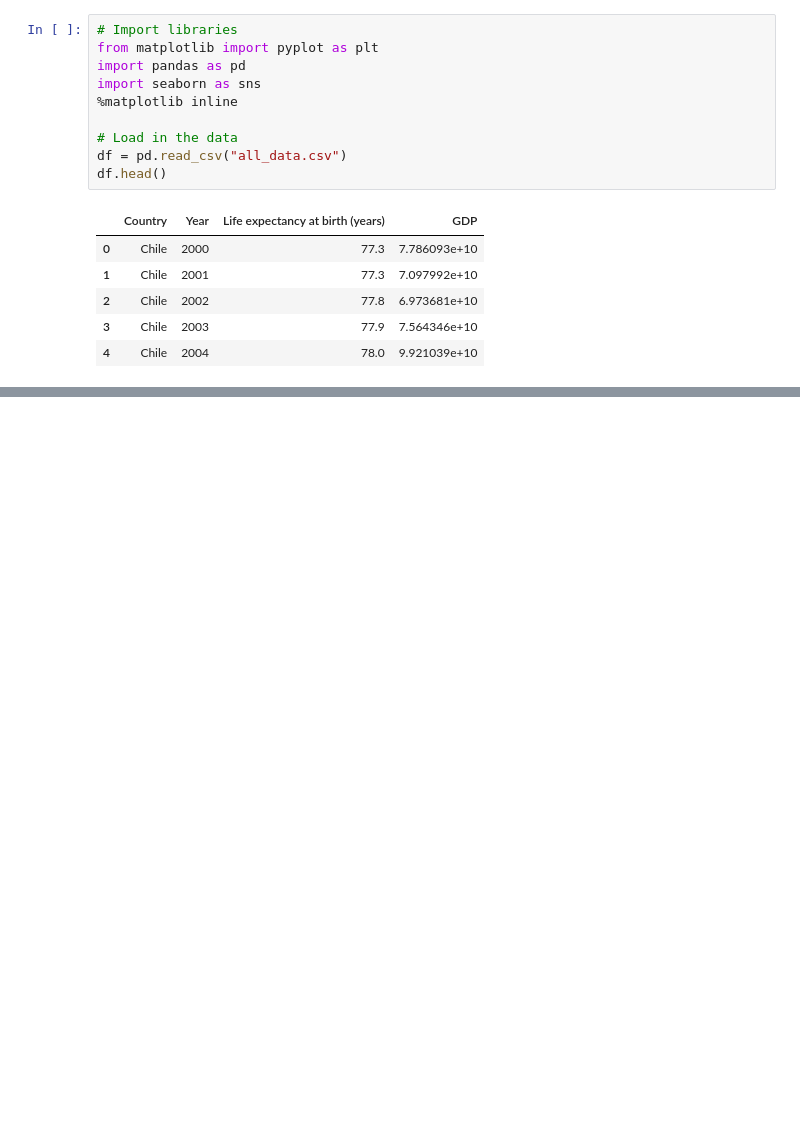
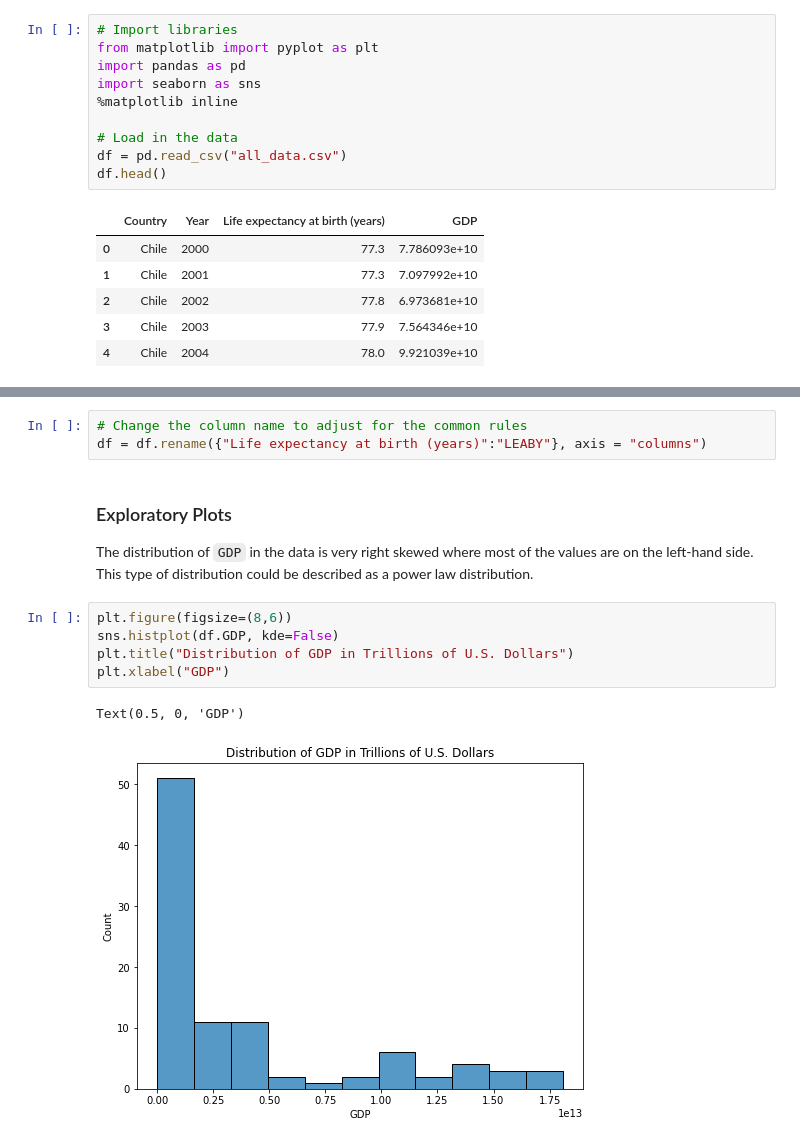
Before and after one commit to soyuz108/Visualization.-Life-Expectancy-and-GDP, a Jupyter notebook: life_expectancy.ipynb, the cells around one changed output, grey strips where cells are left out. Cells and saved outputs as stored; diff of their text form; blank space fills up the shorter version.

Commit message:
Finished the plots, added conclusions

```diff
--- a/life_expectancy.ipynb
+++ b/life_expectancy.ipynb
@@ -38,0 +48,14 @@ df.head()
+# %%
+# Change the column name to adjust for the common rules
+df = df.rename({"Life expectancy at birth (years)":"LEABY"}, axis = "columns")
+# %% [markdown]
+### Exploratory Plots
+The distribution of `GDP` in the data is very right skewed where most of the values are on the left-hand side. This type of distribution could be described as a power law distribution.
+# %%
+plt.figure(figsize=(8,6))
+sns.histplot(df.GDP, kde=False)
+plt.title("Distribution of GDP in Trillions of U.S. Dollars")
+plt.xlabel("GDP")
+# %% [output]
+Text(0.5, 0, 'GDP')
+[figure, added]
```
Also changed, not shown: parts of 27 cells of this notebook.
